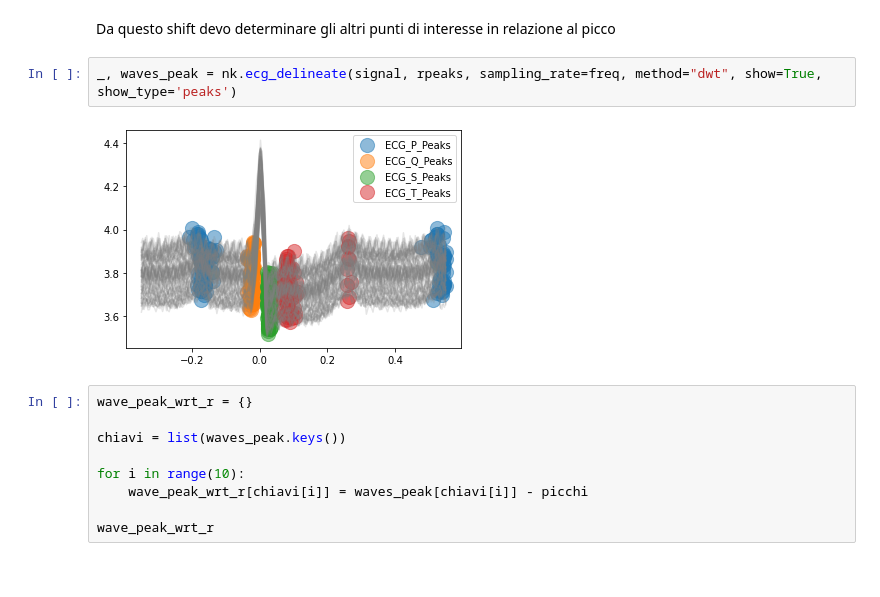
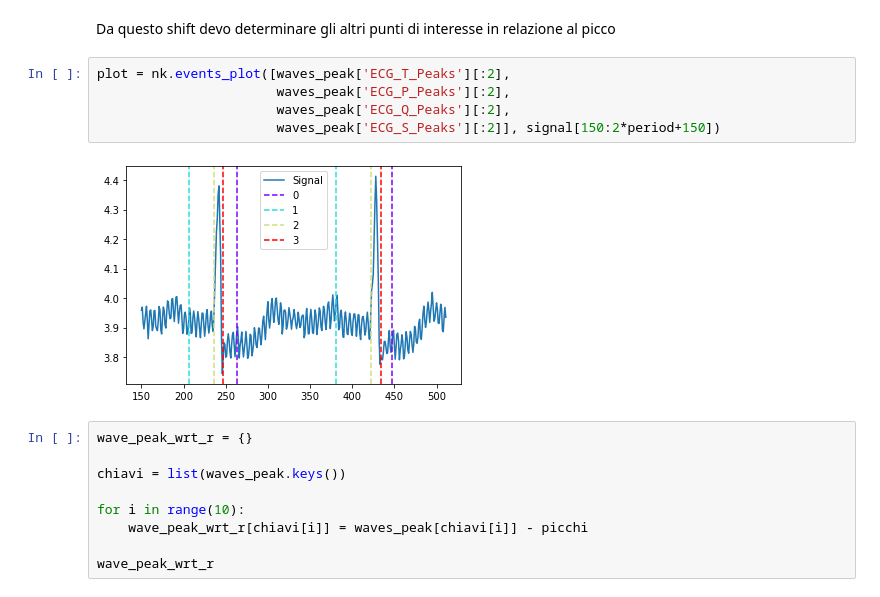
Before and after one commit to eriesp/ECGanalysis, a Jupyter notebook: Extracting the heartbeats creating the datasets Second patient.ipynb, the cells around one changed output. Cells and saved outputs as stored; diff of their text form.

```diff
--- a/Extracting the heartbeats creating the datasets Second patient.ipynb
+++ b/Extracting the heartbeats creating the datasets Second patient.ipynb
@@ -139,9 +139,12 @@ df.to_csv(r'HB_I03/Signals.csv', index = False)
 # %% [markdown]
 Da questo shift devo determinare gli altri punti di interesse in relazione al picco
 # %%
-_, waves_peak = nk.ecg_delineate(signal, rpeaks, sampling_rate=freq, method="dwt", show=True, show_type='peaks')
+plot = nk.events_plot([waves_peak['ECG_T_Peaks'][:2],
+                       waves_peak['ECG_P_Peaks'][:2],
+                       waves_peak['ECG_Q_Peaks'][:2],
+                       waves_peak['ECG_S_Peaks'][:2]], signal[150:2*period+150])
 # %% [output]
-[figure, old version]
+[figure, new version]
 # %%
 wave_peak_wrt_r = {}
 
```
Also changed, not shown: parts of 11 cells of this notebook, 8 other files.
